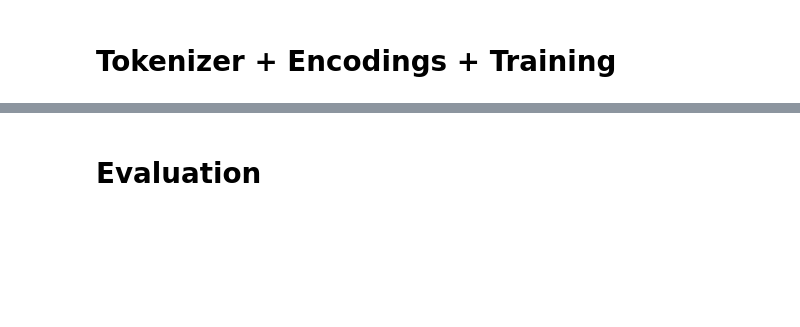
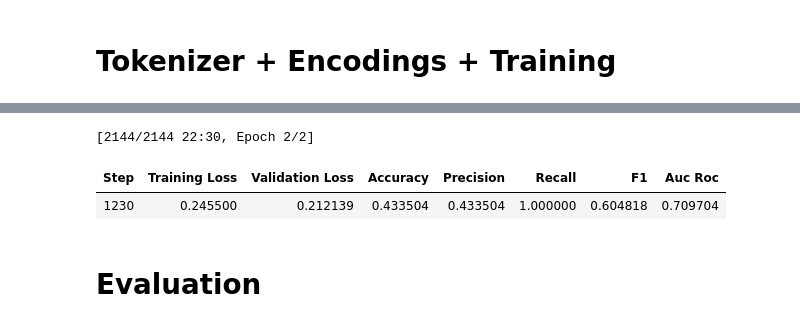
Before and after one commit to EliMartian/roberta_model_fine_tuning, a Jupyter notebook: fine_tuning_roberta.ipynb, the cells around one changed output, grey strips where cells are left out. Drawn from its saved outputs; the diff is of its cells as text; code cells hidden in the pictures; blank space fills up the shorter version.

```diff
--- a/fine_tuning_roberta.ipynb
+++ b/fine_tuning_roberta.ipynb
@@ -310,0 +317,77 @@ You should probably TRAIN this model on a down-stream task to be able to use it
+# %%
+from transformers import AutoModelForSequenceClassification, Trainer, TrainingArguments
+from datasets import load_metric
+from sklearn.metrics import accuracy_score, precision_recall_fscore_support, roc_auc_score
+
+def compute_metrics(pred):
+    labels = pred.label_ids
+    preds = pred.predictions.squeeze()
+
+    # Apply sigmoid activation function to convert logits to probabilities
+    preds = 1 / (1 + np.exp(-preds))
+
+    # Round probabilities to get binary predictions
+    binary_preds = np.round(preds)
+
+    # Calculate accuracy
+    accuracy = accuracy_score(labels, binary_preds)
+
+    # Calculate precision, recall, and F1-score
+    precision, recall, f1, _ = precision_recall_fscore_support(labels, binary_preds, average='binary')
+
+    # Calculate AUC-ROC
+    auc_roc = roc_auc_score(labels, preds)
+
+    return {
+        'accuracy': accuracy,
+        'precision': precision,
+        'recall': recall,
+        'f1': f1,
+        'auc_roc': auc_roc
+    }
+
+# Define the model with BCE loss
+model = AutoModelForSequenceClassification.from_pretrained('roberta-base', num_labels=1)
+
+# Define the BCE loss function
+loss_function = "bce_with_logits"  # Binary Cross-Entropy Loss
+
+# Define the training arguments (GPU Version)
+training_args = TrainingArguments(
+    output_dir='./results',
+    num_train_epochs=2,
+    per_device_train_batch_size=16,
+    per_device_eval_batch_size=64,
+    warmup_steps=200,
+    learning_rate=1e-5,
+    weight_decay=0.01,
+    logging_dir='./logs',
+    logging_steps=1230,
+    evaluation_strategy="steps",
+    save_strategy="steps",
+    save_steps=1230,
+    load_best_model_at_end=True,
+    metric_for_best_model="eval_loss",
+)
+
+
+# Create the Trainer
+trainer = Trainer(
+    model=model,
+    args=training_args,
+    train_dataset=train_dataset,
+    eval_dataset=val_dataset,
+    tokenizer=tokenizer,
+    compute_metrics=compute_metrics
+)
+
+# Train the model
+trainer.train()
+
+
+model.save_pretrained('/results/fine_tuned_roberta_model')
+
+# text = "Replace me by any text you'd like."
+# encoded_input = tokenizer(text, return_tensors='pt')
+# output = model(**encoded_input)
+# %% [output]
@@ -311,3 +396,6 @@ You should probably TRAIN this model on a down-stream task to be able to use it
+[2144/2144 22:30, Epoch 2/2]
+| Step | Training Loss | Validation Loss | Accuracy | Precision | Recall | F1 | Auc Roc |
+| 1230 | 0.245500 | 0.212139 | 0.433504 | 0.433504 | 1.000000 | 0.604818 | 0.709704 |
 # %% [markdown]
 # Evaluation
 # %%
```
Also changed, not shown: parts of 10 cells of this notebook, 1 other file.
